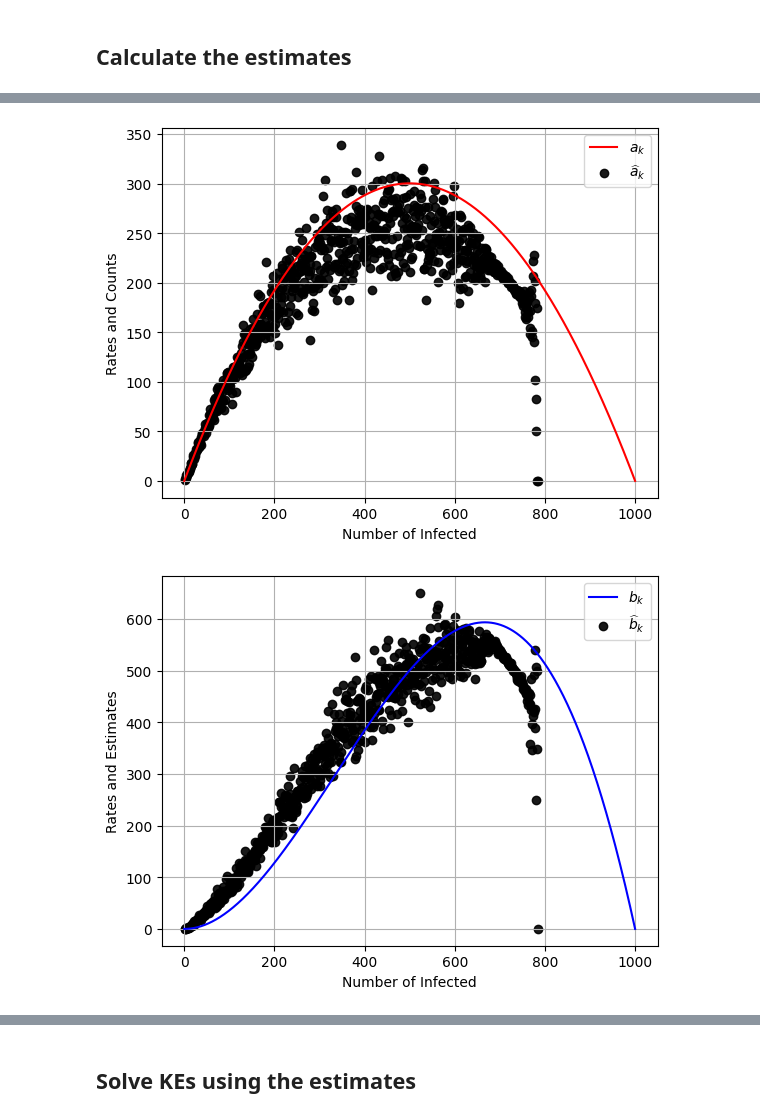
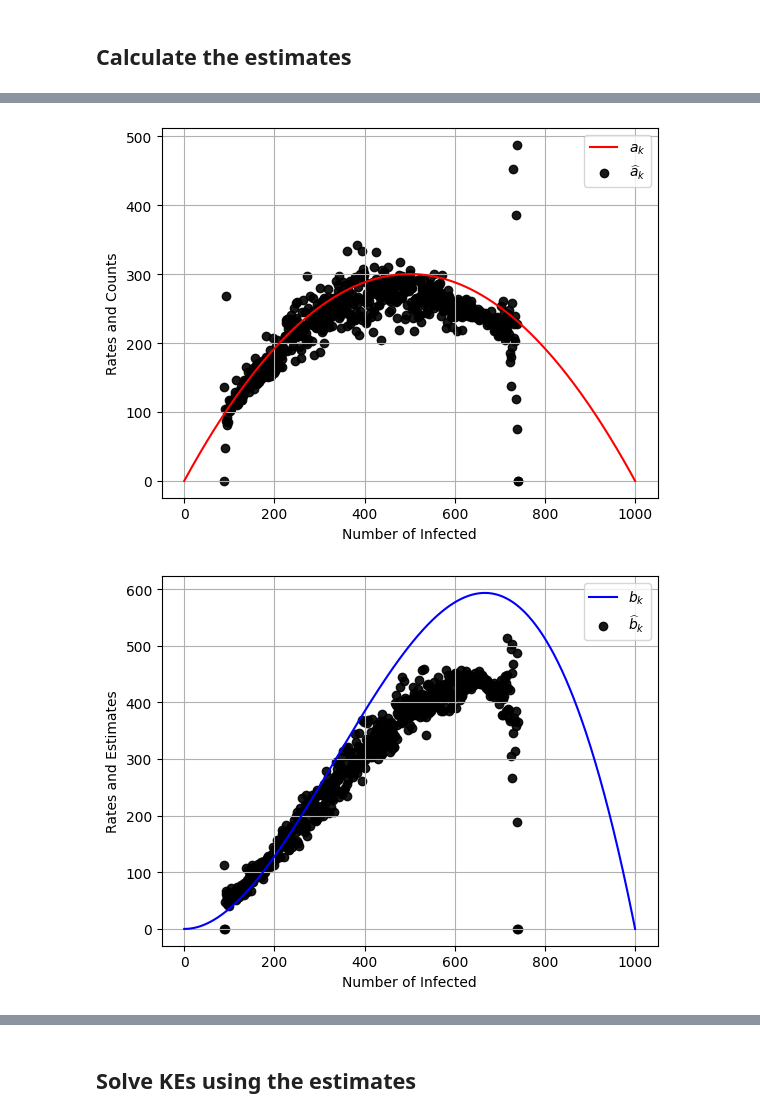
Before and after one commit to markolalovic/higher-order-contagion, a Jupyter notebook: notebooks/E-R-rates-SC-7.ipynb, the cells around one changed output, grey strips where cells are left out. Cells and saved outputs as stored; diff of their text form; code cells hidden in the pictures.

```diff
--- a/notebooks/E-R-rates-SC-7.ipynb
+++ b/notebooks/E-R-rates-SC-7.ipynb
@@ -206,9 +142,9 @@ True
 test_name = "random_ER_CC"
 
 I0 = 10
-nsims = 100 # TODO: test with 500
+nsims = 100
 run_gillespie_simulations = True
-time_max = 50
+time_max = 20
 
 # set beta1, beta2 such that k^* = .75 N
 mu    = 1             # recovery rate
@@ -220,13 +156,13 @@ mu    = 1             # recovery rate
 lambda1 = 1.2 # <- increase lambda
 lambda2 = 4
 
-beta1 = lambda1 * mu / d1 # pairwise infection rate
-beta2 = lambda2 * mu / d2 # hyperedge contagion rate
+beta1 = lambda1 * mu / g.d1_realized # pairwise infection rate
+beta2 = lambda2 * mu / g.d2_realized # hyperedge contagion rate
 
 # g.summary()
 
 print(f"{test_name}: \n")
-print(f"\tH = {g.name}, N = {N}, (d1, d2) = {(d1, d2)}, I0 = {I0}, time_max = {time_max},")
+print(f"\tH = {g.name}, N = {N}, (d1, d2) = ({g.d1_realized:.2f}, {g.d2_realized:.2f}), I0 = {I0}, time_max = {time_max},")
 g.print()
 
 print(f"\tbeta1 * N = {beta1 * N:.2f}, beta2 * N^2 = {beta2 * (N**2):.2f}, mu = {mu},")
@@ -251,7 +187,10 @@ initial_infections = random.sample(nodes, I0)
 
 if run_gillespie_simulations:
     X_sims = []
-    for _ in range(nsims):
+    for i in range(nsims):
+        if (i + 1) % (nsims // 10 or 1) == 0:
+            print(f"\nRun {i + 1}/{nsims} ...")
+
         X_t = gillespie_sim(g, beta1, beta2, mu, initial_infections, time_max)
         X_sims.append(X_t)
 
@@ -278,7 +217,7 @@ plt.plot(times, avg_curve, "red")
 plt.xlabel("Time")
 plt.ylabel("Number of Infected")
 plt.grid(True)
-plt.title(f"H = {g.name}, N = {N}, I0 = {I0}, nsims = {nsims}, is_CC = {is_CC}")
+plt.title(f"H = {g.name}, N = {N}, I0 = {I0}, nsims = {nsims}, (d1, d2) = ({g.d1_realized:.2f}, {g.d2_realized:.2f}), is_CC = {is_CC}")
 plt.savefig(f"../figures/estimation/{test_name}/gillespie-sims-I0=10_is_CC={is_CC}.pdf",
             format='pdf', bbox_inches='tight')
 plt.show()
@@ -335,7 +274,7 @@ def align_trajectories(X_sims, k_threshold, new_time_max):
     return X_sims_aligned
 # %%
 k_threshold = 100
-new_time_max = 20.0
+new_time_max = 10
 
 X_sims_aligned = align_trajectories(X_sims, k_threshold, new_time_max)
 # %% [output]
@@ -456,2 +377,0 @@ estimates
-# %%
-estimates = calculate_estimates(X_sims, N, min_Tk_threshold)
@@ -566,8 +468,8 @@ k_values = np.arange(0, N + 1) # number of infected from 0 to N
 k_choose_2 = np.array(list(map(lambda k: comb(k, 2, exact=True), k_values)))
 
 # TODO: what are theoretical rates now?
-a_k = target_p1 * beta1 * k_values * (N - k_values)
-b_k = target_p2 * beta2 * k_choose_2 * (N - k_values)
+a_k = g.p1_realized * beta1 * k_values * (N - k_values)
+b_k = g.p2_realized * beta2 * k_choose_2 * (N - k_values)
 
 # TODO: replace c_k with sum lambda_k = birth_rate_k = a_k + b_k
 c_k = mu * k_values
@@ -588,32 +490,32 @@ plt.savefig(f"../figures/estimation/{test_name}/estimates_ak_is_CC={is_CC}.pdf",
 plt.show()
 
 # theoretical bk vs. bk hats
 fig = plt.figure()
 ax = plt.subplot()
 ax.plot(k_values, b_k, label=r'$b_k$', color="blue")
 ax.scatter(k_values[valid_k_idx], b_k_hat[valid_k_idx],
         label=r'$\widehat{b}_k$', color="black", alpha=0.9)
 plt.xlabel("Number of Infected")
 plt.ylabel("Rates and Estimates")
 plt.legend()
 plt.grid(True)
 plt.savefig(f"../figures/estimation/{test_name}/estimates_bk_is_CC={is_CC}.pdf",
             format='pdf', bbox_inches='tight')
 plt.show()
 
 # theoretical ck vs. ck hats (as a test only)
 fig = plt.figure()
 ax = plt.subplot()
 ax.plot(k_values, a_k + b_k, label=r'$a_k + b_k$', color="green")
 ax.scatter(k_values[valid_k_idx], a_k_hat[valid_k_idx] + b_k_hat[valid_k_idx],
         label=r'$\widehat{a}_k + \widehat{b}_k$', color="black", alpha=0.9)
 plt.xlabel("Number of Infected")
 plt.ylabel("Rates and Estimates")
 plt.legend()
 plt.grid(True)
 plt.savefig(f"../figures/estimation/{test_name}/estimates_ck_is_CC={is_CC}.pdf",
             format='pdf', bbox_inches='tight')
 plt.show()
 # %% [output]
-[figure, old version]
+[figure, new version]
-[figure, old version]
+[figure, new version]
```
Also changed, not shown: parts of 38 cells of this notebook, 24 other files.
